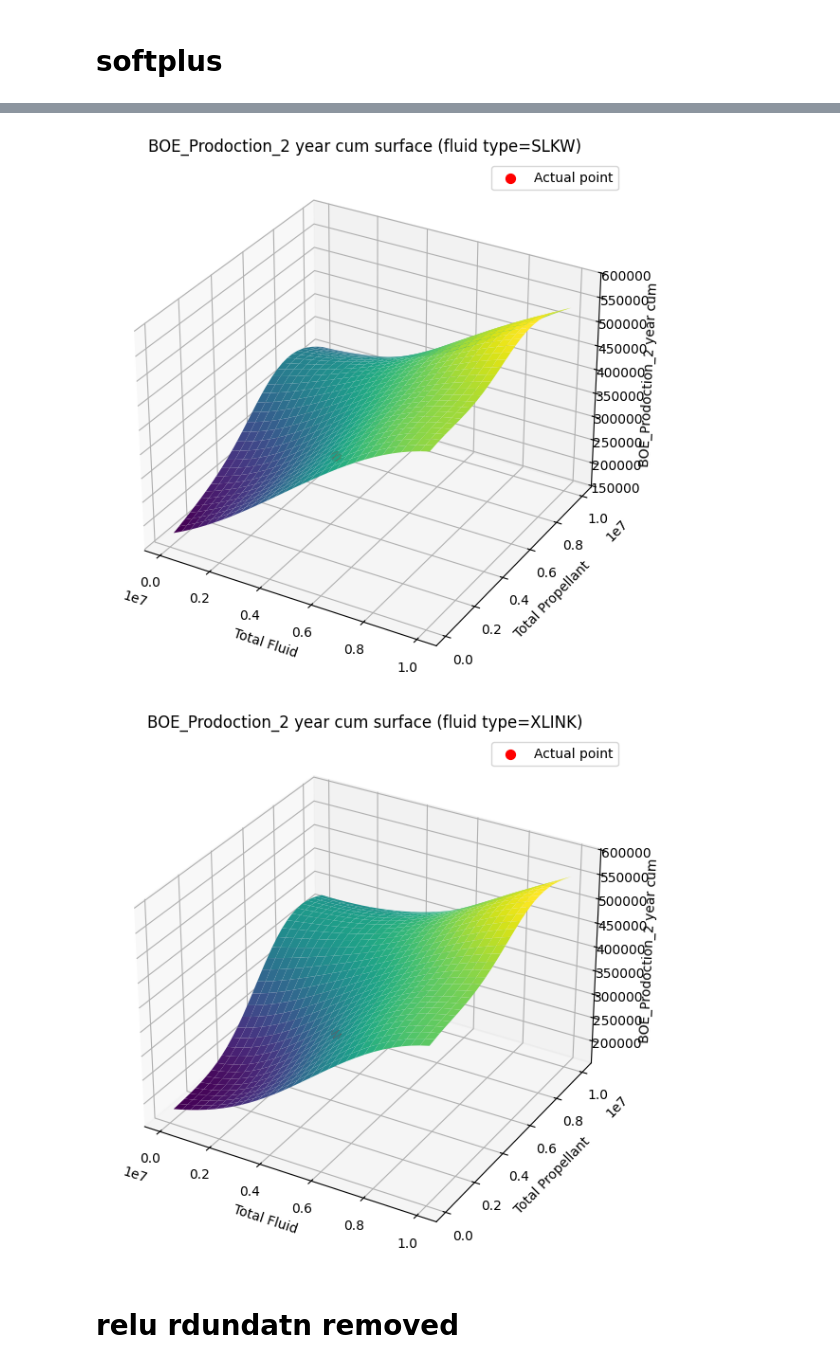
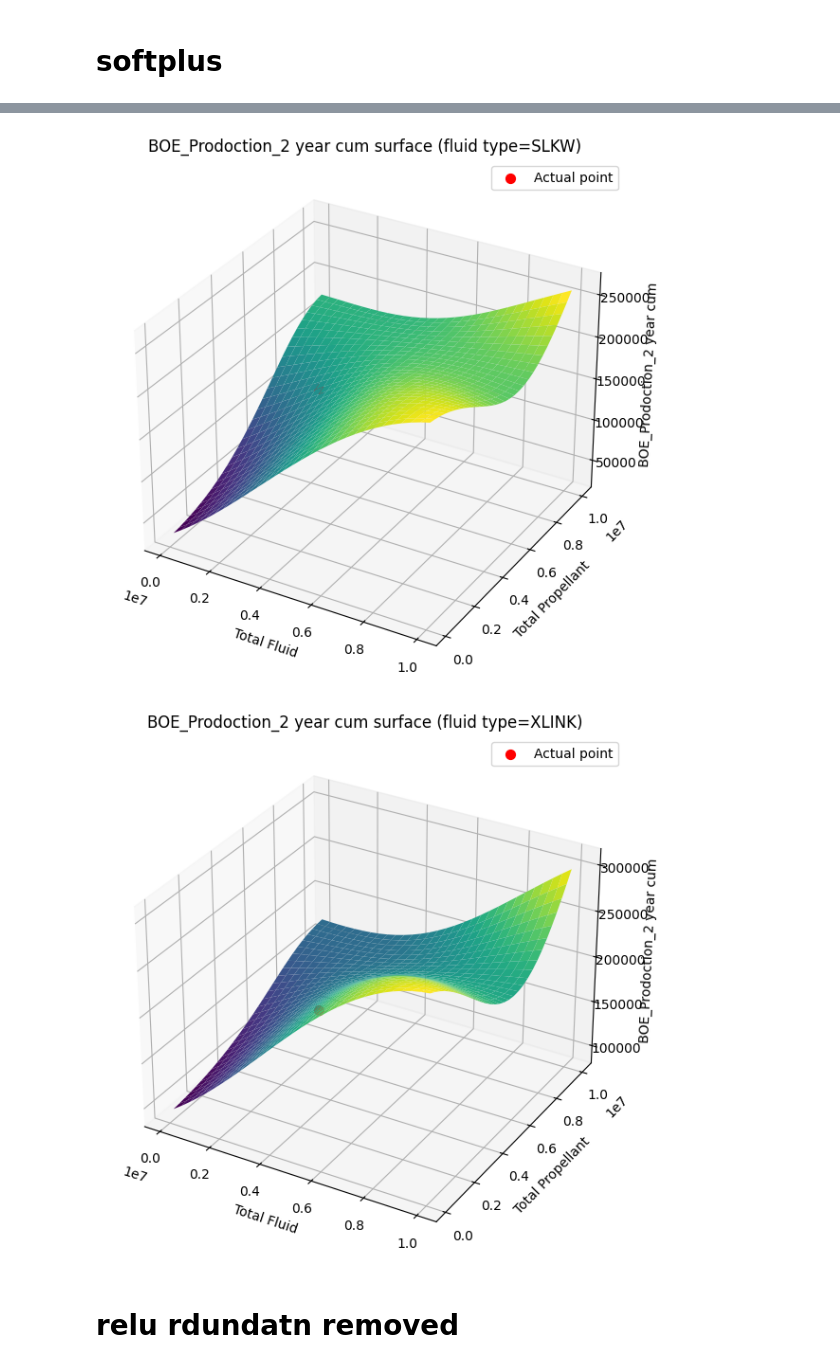
Before and after one commit to kamiaras/Eagle-Ford, a Jupyter notebook: Second/plot3D_IO.ipynb, the cells around one changed output, grey strips where cells are left out. Drawn from its saved outputs; the diff is of its cells as text; code cells hidden in the pictures.

```diff
--- a/Second/plot3D_IO.ipynb
+++ b/Second/plot3D_IO.ipynb
@@ -178,7 +178,7 @@ plot_3d_response_surfaces(
     run_folder="/home/kamiar/chevron/Eagle-Ford/Second/4eb5e823",
     fold=1,
     test_csv="/home/kamiar/chevron/Eagle-Ford/First/data/Eagle Ford Data(Eagle Ford)_test.csv",
-    sample_index=0,
+    sample_index = sample_index,
     fluid_range=fluid_range,
     prop_range=prop_range,
     n_fluid=n_fluid,
@@ -190,5 +190,5 @@ plot_3d_response_surfaces(
-[figure, old version]
+[figure, new version]
-[figure, old version]
+[figure, new version]
 # %% [markdown]
 # relu rdundatn removed
 # %%
```
Also changed, not shown: parts of 4 cells of this notebook, 13 other files.
